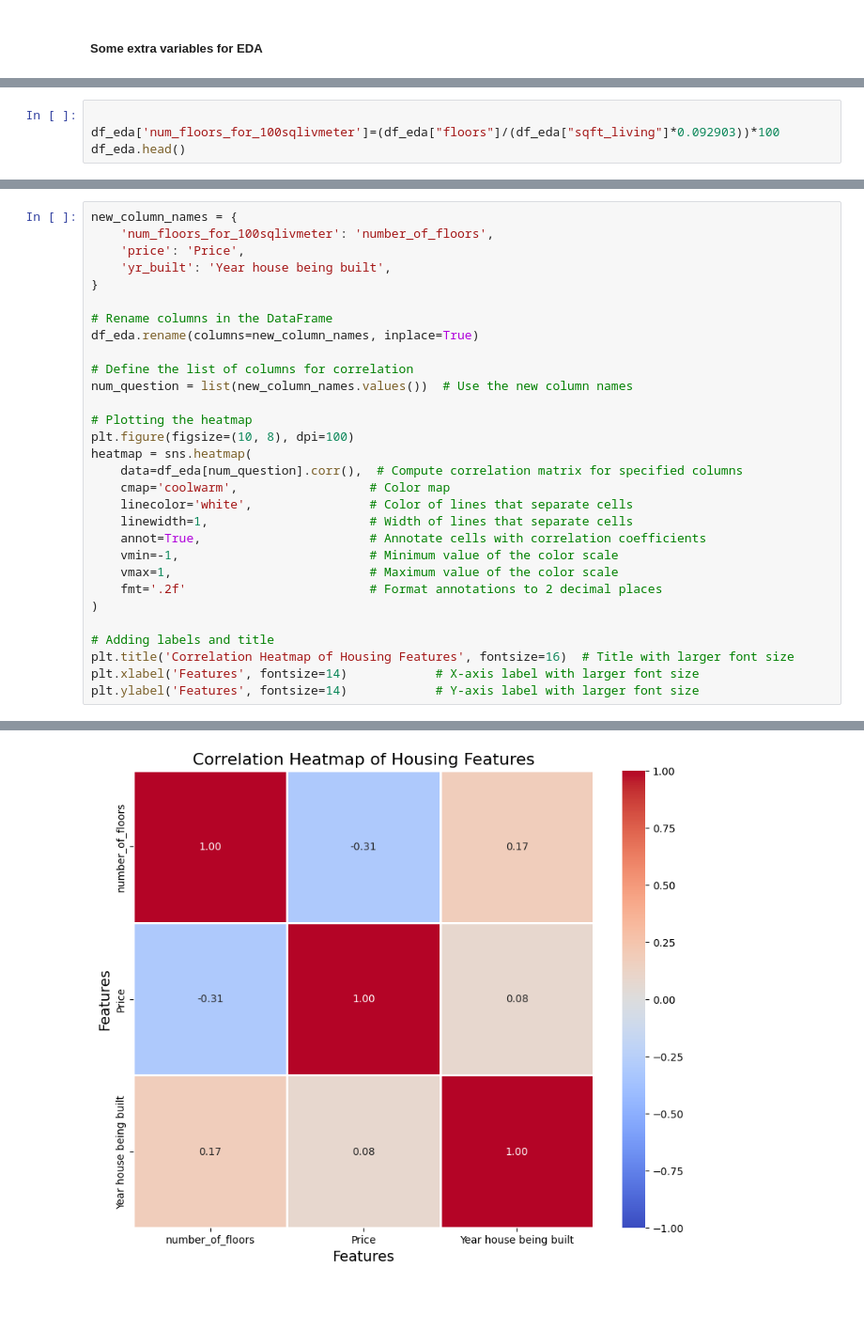
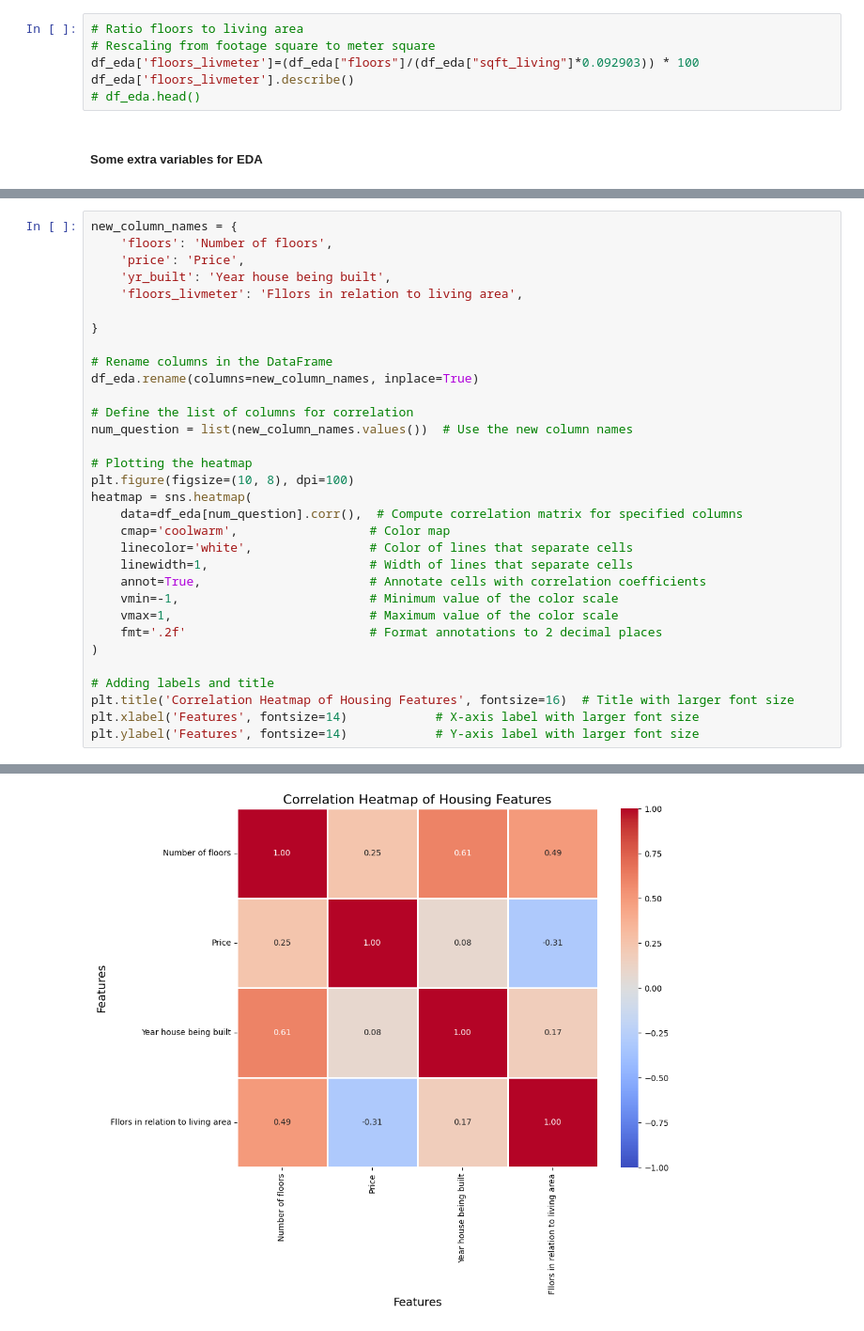
Before and after one commit to Paul-Spiced/EDA_Paul, a Jupyter notebook: commands/EDA _6_expl_hyp_3.ipynb, the cells around one changed output, grey strips where cells are left out. Shown at 94% size. Drawn from its saved outputs; the diff is of its cells as text; blank space fills up the shorter version.

```diff
--- a/commands/EDA _6_expl_hyp_3.ipynb
+++ b/commands/EDA _6_expl_hyp_3.ipynb
@@ -23,2 +17,8 @@ df_eda.head()
+# %%
+# Ratio floors to living area
+# Rescaling from footage square to meter square
+df_eda['floors_livmeter']=(df_eda["floors"]/(df_eda["sqft_living"]*0.092903)) * 100
+df_eda['floors_livmeter'].describe()
+# df_eda.head()
 # %% [markdown]
 ##### Some extra variables for EDA
@@ -27,4 +24,0 @@ df_eda.head()
-# %%
-
-df_eda['num_floors_for_100sqlivmeter']=(df_eda["floors"]/(df_eda["sqft_living"]*0.092903))*100
-df_eda.head()
@@ -35,8 +27,10 @@ df_eda.head()
 # %%
 new_column_names = {
-    'num_floors_for_100sqlivmeter': 'number_of_floors',
+    'floors': 'Number of floors',
     'price': 'Price',
     'yr_built': 'Year house being built',
+    'floors_livmeter': 'Fllors in relation to living area',
+
 }
 
 # Rename columns in the DataFrame
@@ -67,4 +61,4 @@ Text(95.58159722222221, 0.5, 'Features')
-[figure, old version]
+[figure, new version]
 # %%
 plt.figure(figsize=(10, 8), dpi=100)
 sns.boxplot(
```
Also changed, not shown: parts of 13 cells of this notebook, 6 other files.
